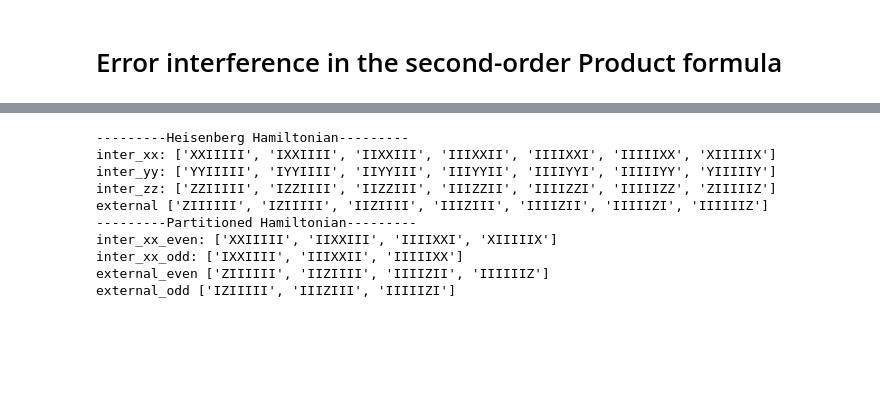
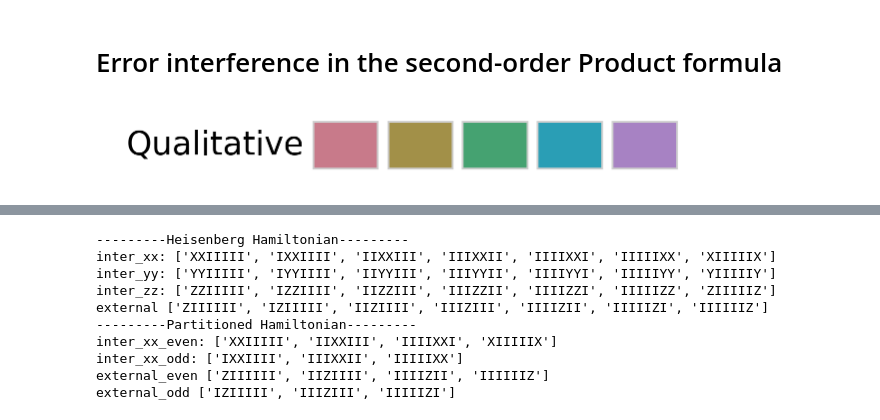
Before and after one commit to Jue-Xu/Interference-Trotter-Error, a Jupyter notebook: code/second_order.ipynb, the cells around one changed output, grey strips where cells are left out. Cells and saved outputs as stored; diff of their text form; code cells hidden in the pictures; blank space fills up the shorter version.

Commit message:
colormap; second order; use my package

```diff
--- a/code/second_order.ipynb
+++ b/code/second_order.ipynb
@@ -3,10 +3,32 @@
 # %%
 from qiskit.quantum_info.operators import Operator, Pauli
 from qiskit.quantum_info import SparsePauliOp
 # from numpy.linalg import norm
 import numpy as np
 from scipy.linalg import expm
 import scipy
 
-from lattice_hamiltonians import *
+from trotter import *
+from lattice_hamiltonians import norm, interference_bound, tight_bound
+# from quantum_simulation_recipe import spin
+from quantum_simulation_recipe.spin import Nearest_Neighbour_1d, Power_Law
+from plot_config import *
+
+mpl.rcParams['legend.frameon'] = True
+mpl.rcParams['xtick.direction'] = 'out' # 'out'
+mpl.rcParams['ytick.direction'] = 'out'
+mpl.rcParams['lines.markersize'] = 12
+
+fig_dir, data_dir = './figs', './data'
+
+from colorspace import qualitative_hcl, swatchplot
+# pal = qualitative_hcl()
+pal = qualitative_hcl("Dark 2")  # Dynamic
+cc = [c+'FF' for c in pal(5)]  # Draw list of 4 colors across the palette
+# print('color_cycle: ', cc)
+swatchplot([pal], figsize = (5, 1))
+# set_color_cycle(['#DB9D85FF', '#ABB065FF', '#5CBD92FF', '#4CB9CCFF', '#ACA4E2FF', '#E093C3FF'])
+set_color_cycle(color_cycle)
+# %% [output]
+[figure, added]
 # %%
```
Also changed, not shown: parts of 3 cells of this notebook, 3 other files.
